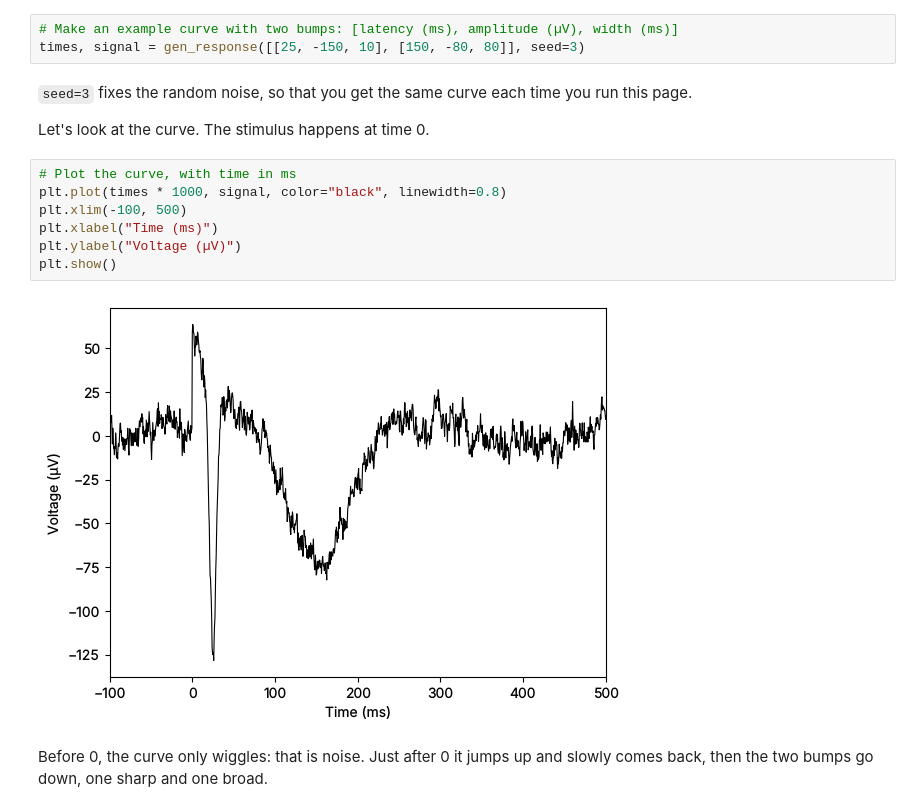
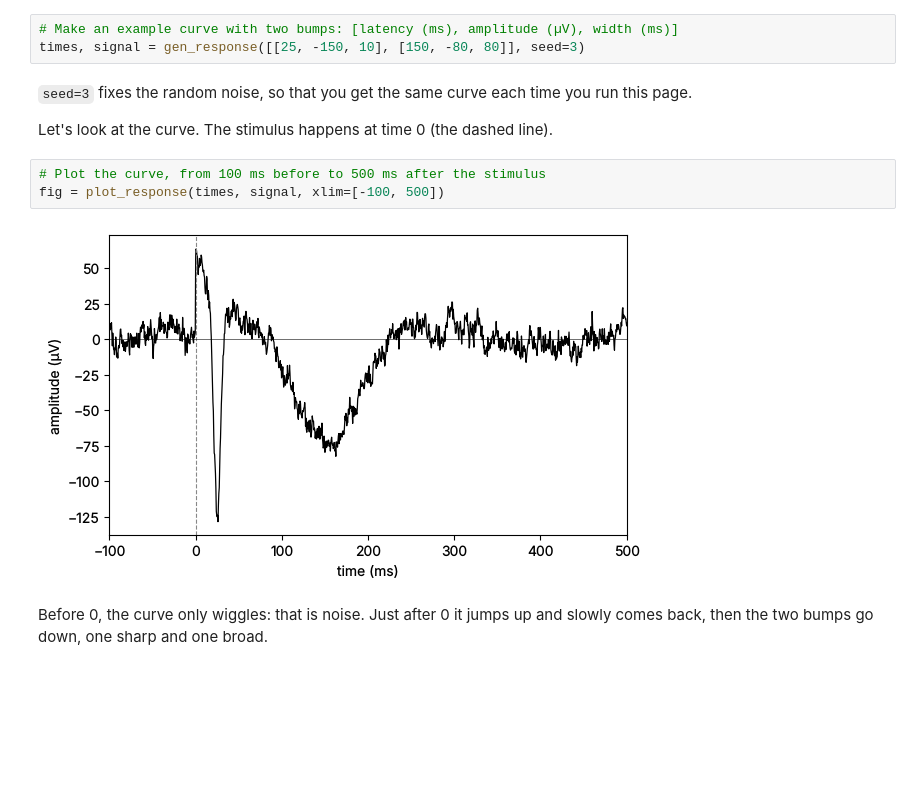
Before and after one commit to yannbellec/evoparam, a Jupyter notebook: docs/notebooks/01_model_description.ipynb, the cells around one changed output. Cells and saved outputs as stored; diff of their text form; blank space fills up the shorter version.

Commit message:
Re-run the tutorial 01 notebook with the one-line imports

```diff
--- a/docs/notebooks/01_model_description.ipynb
+++ b/docs/notebooks/01_model_description.ipynb
@@ -44,16 +41,12 @@ times, signal = gen_response([[25, -150, 10], [150, -80, 80]], seed=3)
 ``seed=3`` fixes the random noise, so that you get the same curve each time you run this
 page.
 
-Let's look at the curve. The stimulus happens at time 0.
+Let's look at the curve. The stimulus happens at time 0 (the dashed line).
-# %%
-# Plot the curve, with time in ms
-plt.plot(times * 1000, signal, color="black", linewidth=0.8)
-plt.xlim(-100, 500)
-plt.xlabel("Time (ms)")
-plt.ylabel("Voltage (µV)")
-plt.show()
-# %% [output]
-[figure, removed]
+# %%
+# Plot the curve, from 100 ms before to 500 ms after the stimulus
+fig = plot_response(times, signal, xlim=[-100, 500])
+# %% [output]
+[figure, added]
 # %% [markdown]
 Before 0, the curve only wiggles: that is noise. Just after 0 it jumps up and slowly comes
 back, then the two bumps go down, one sharp and one broad.
```
Also changed, not shown: parts of 3 cells of this notebook.
